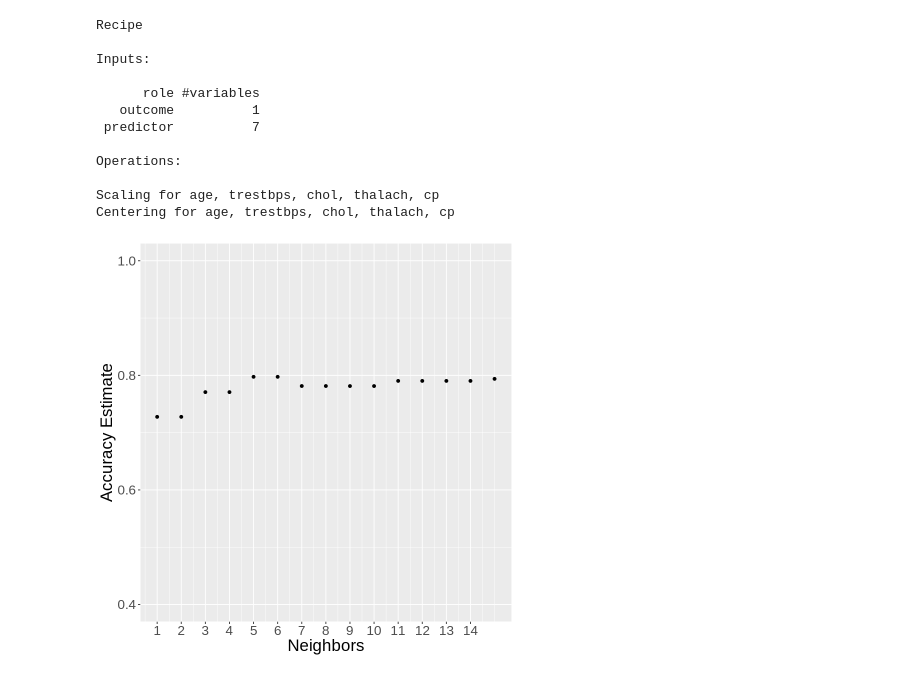
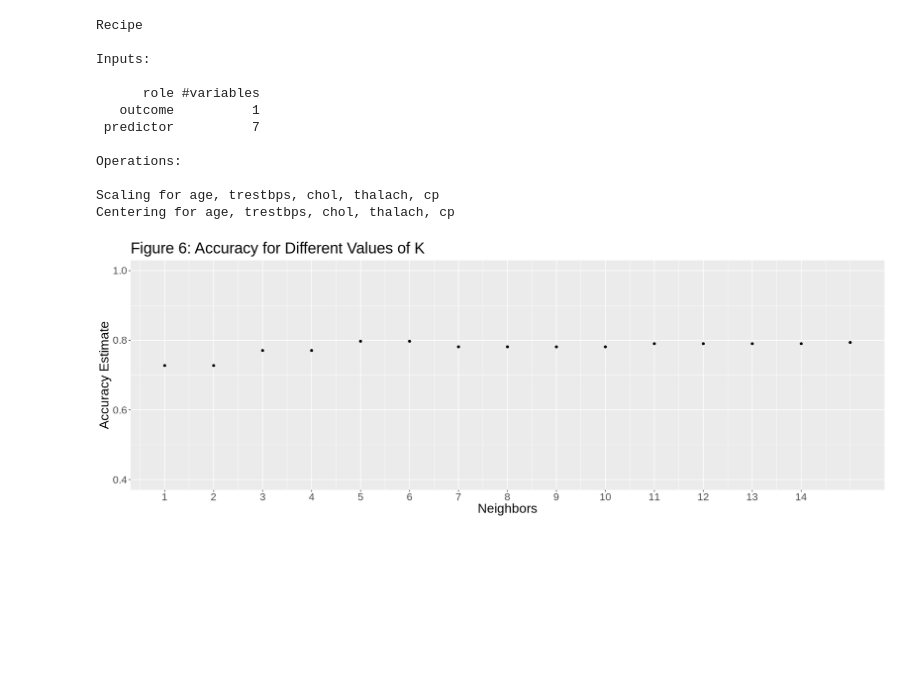
Before and after one commit to rebeccawuu/toy_ds_project, a Jupyter notebook: FinalProject (1).ipynb, the cells around one changed output. Drawn from its saved outputs; the diff is of its cells as text; code cells hidden in the pictures; blank space fills up the shorter version.

```diff
--- a/FinalProject (1).ipynb
+++ b/FinalProject (1).ipynb
@@ -53,7 +62,7 @@ dbl (5): X1, X2, X3, X7, X14
 ℹ Specify the column types or set `show_col_types = FALSE` to quiet this message.
 # %%
 heart_data_cleaned <- heart_data %>%
-  select('age', 'sex', 'trestbps', 'chol', 'fbs', 'num', 'thalach', 'cp', 'restecg') %>%
+  select('age', 'sex', 'trestbps', 'chol', 'fbs', 'num', 'thalach', 'cp') %>%
   mutate(
       num = dplyr::case_when(
           num %in% c(1, 2, 3, 4) ~ 1,
@@ -72,7 +81,6 @@ heart_data_cleaned <- heart_data %>%
         drop_na (chol)
 
 heart_data_cleaned %>% count(num)
-head(heart_data_cleaned)
 # %% [output]
 Warning message in mask$eval_all_mutate(quo):
 “NAs introduced by coercion”
@@ -129,23 +289,24 @@ Centering for age, trestbps, chol, thalach, cp
 # %%
 gridvals <- tibble (neighbors = seq (1,15))
 knn_results <- workflow() |>
                add_recipe(heart_recipe) |>
                add_model(knn_tune) %>%
                tune_grid(resamples = knn_vfold, grid = gridvals) %>%
                collect_metrics()
 
 knn_accuracy <- knn_results |>
 filter (.metric == "accuracy")
 
 accuracy_plot <- ggplot (knn_accuracy, aes (x= neighbors, y= mean)) +
 geom_point () +
 xlab ("Neighbors") +
 ylab ("Accuracy Estimate") +
 theme(text = element_text(size = 20)) +
 scale_x_continuous(breaks = seq(0, 14, by = 1)) +
-scale_y_continuous(limits = c(0.4, 1.0))
+scale_y_continuous(limits = c(0.4, 1.0))+
+ggtitle ("Figure 6: Accuracy for Different Values of K")
 accuracy_plot
 # %% [output]
-[figure, old version]
+[figure, new version]
 # %%
 #we can see in this graph that k=3 seems to be a good value
```
Also changed, not shown: parts of 20 cells of this notebook.
